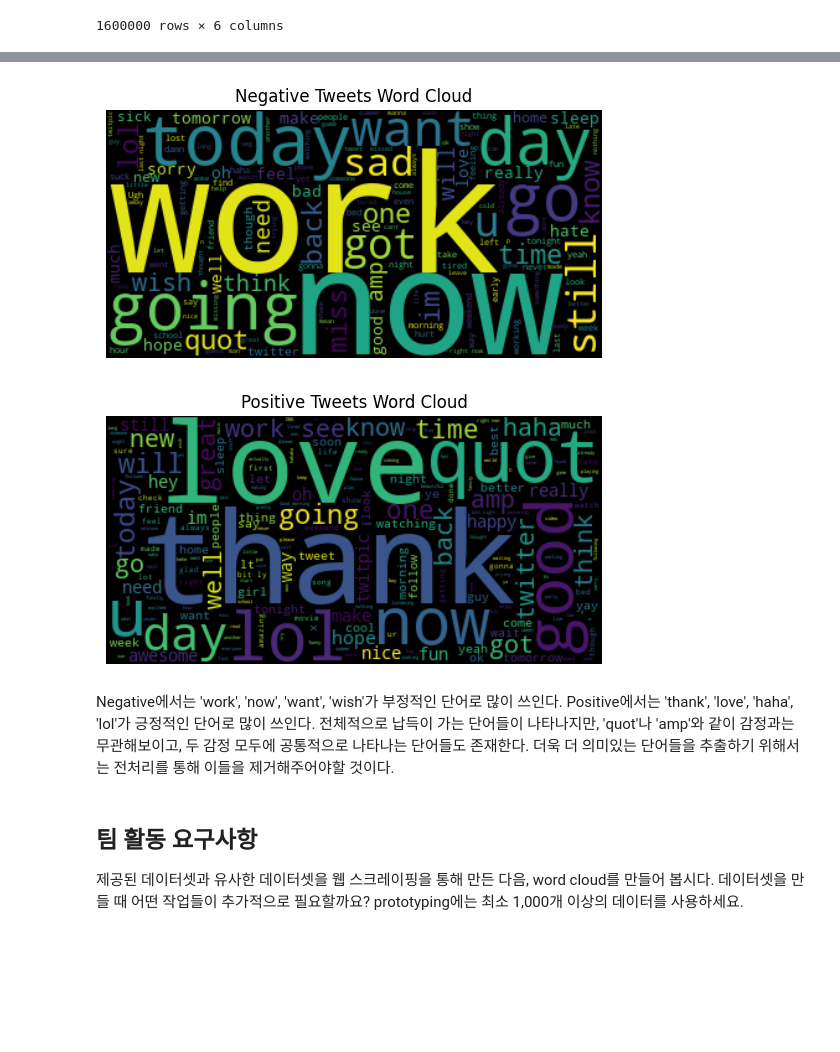
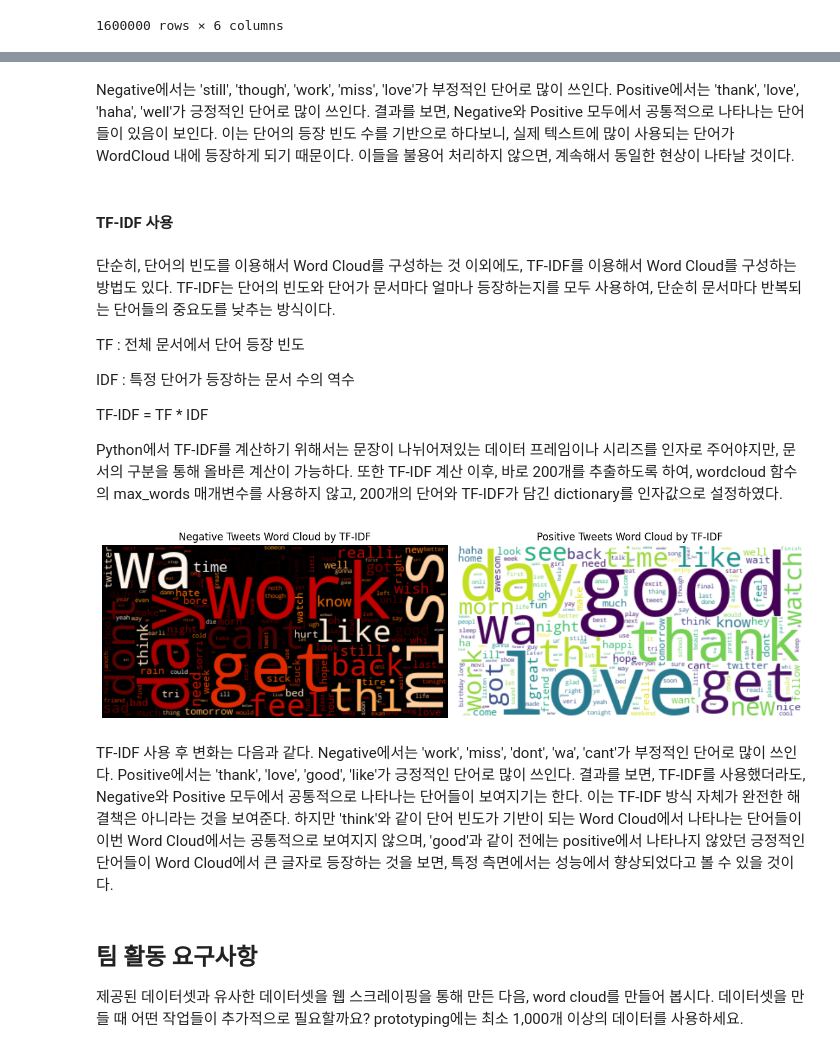
Before and after one commit to woosukYoon/softeer, a Jupyter notebook: 과제/M2/W2M5 - Sentiment Analysis.ipynb, the cells around one changed output, grey strips where cells are left out. Saved outputs shown, nothing was run; the diff lists cells and outputs as text; code cells hidden in the pictures; blank space fills up the shorter version.

```diff
--- a/과제/M2/W2M5 - Sentiment Analysis.ipynb
+++ b/과제/M2/W2M5 - Sentiment Analysis.ipynb
@@ -24,8 +53,7 @@ df
 # %%
 # sentiment별 데이터 나누기
-# 20000개씩 sampling
-negative_df = df[df['sentiment'] == 0].sample(20000)
-positive_df = df[df['sentiment'] == 4].sample(20000)
+negative_df = df[df['sentiment'] == 0]
+positive_df = df[df['sentiment'] == 4]
 # %%
 # text 열의 모든 문자열 데이터 연결해서 하나의 긴 문자열로 만들기
 negative_text = " ".join(negative_df['text'].astype(str))
@@ -38,0 +130,18 @@ positive_wordcloud = WordCloud(max_words=200).generate(positive_text)
+# %% [markdown]
+Negative에서는 'still', 'though', 'work', 'miss', 'love'가 부정적인 단어로 많이 쓰인다.</br>
+Positive에서는 'thank', 'love', 'haha', 'well'가 긍정적인 단어로 많이 쓰인다.</br>
+결과를 보면, Negative와 Positive 모두에서 공통적으로 나타나는 단어들이 있음이 보인다. 이는 단어의 등장 빈도 수를 기반으로 하다보니, 실제 텍스트에 많이 사용되는 단어가 WordCloud 내에 등장하게 되기 때문이다. 이들을 불용어 처리하지 않으면, 계속해서 동일한 현상이 나타날 것이다.
+# %% [markdown]
+#### TF-IDF 사용
+# %% [markdown]
+단순히, 단어의 빈도를 이용해서 Word Cloud를 구성하는 것 이외에도, TF-IDF를 이용해서 Word Cloud를 구성하는 방법도 있다.</br>
+TF-IDF는 단어의 빈도와 단어가 문서마다 얼마나 등장하는지를 모두 사용하여, 단순히 문서마다 반복되는 단어들의 중요도를 낮추는 방식이다.
+
+TF : 전체 문서에서 단어 등장 빈도
+
+IDF : 특정 단어가 등장하는 문서 수의 역수
+
+TF-IDF = TF * IDF
+
+Python에서 TF-IDF를 계산하기 위해서는 문장이 나뉘어져있는 데이터 프레임이나 시리즈를 인자로 주어야지만, 문서의 구분을 통해 올바른 계산이 가능하다.</br>
+또한 TF-IDF 계산 이후, 바로 200개를 추출하도록 하여, wordcloud 함수의 max_words 매개변수를 사용하지 않고, 200개의 단어와 TF-IDF가 담긴 dictionary를 인자값으로 설정하였다.
@@ -38,0 +169,4 @@ positive_wordcloud = WordCloud(max_words=200).generate(positive_text)
+# %%
+# TF-IDF 사용을 위해 Series 형식으로 전처리
+negative_text_df = negative_df['text'].apply(preprocessed)
+positive_text_df = positive_df['text'].apply(preprocessed)
@@ -39,26 +177,34 @@ positive_wordcloud = WordCloud(max_words=200).generate(positive_text)
+# %%
+# 감정별 TF-IDF 상위 단어 200개 추출
+negative_tf_idf = tf_idf(negative_text_df)
+positive_tf_idf = tf_idf(positive_text_df)
+# %%
+# TF-IDF를 기준으로 Wordcloud 생성
+negative_wordcloud_tfidf = WordCloud(colormap = 'gist_heat_r').generate_from_frequencies(negative_tf_idf)
+positive_wordcloud_tfidf = WordCloud(colormap = 'viridis', background_color = 'white').generate_from_frequencies(positive_tf_idf)
 # %%
-# Negative wordcloud
-import matplotlib.pyplot as plt
-plt.figure()
-plt.imshow(negative_wordcloud, interpolation = 'bilinear')
-plt.title("Negative Tweets Word Cloud")
+# Negative TF-IDF wordcloud
+plt.figure(figsize=(12,6))
+plt.subplot(1, 2, 1)
+plt.imshow(negative_wordcloud_tfidf, interpolation = 'bilinear')
+plt.title("Negative Tweets Word Cloud by TF-IDF")
 plt.axis('off')
+
+# Positive TF-IDF wordcloud
+plt.subplot(1, 2, 2)
+plt.imshow(positive_wordcloud_tfidf, interpolation = 'bilinear')
+plt.title("Positive Tweets Word Cloud by TF-IDF")
+plt.axis('off')
+
+plt.tight_layout()
 plt.show()
 # %% [output]
-[figure, old version]
+[figure, new version]
-# %%
-# Positive wordcloud
-plt.figure()
-plt.imshow(positive_wordcloud, interpolation = 'bilinear')
-plt.title("Positive Tweets Word Cloud")
-plt.axis('off')
-plt.show()
-# %% [output]
-[figure, removed]
 # %% [markdown]
-Negative에서는 'work', 'now', 'want', 'wish'가 부정적인 단어로 많이 쓰인다.</br>
-Positive에서는 'thank', 'love', 'haha', 'lol'가 긍정적인 단어로 많이 쓰인다.</br>
-전체적으로 납득이 가는 단어들이 나타나지만, 'quot'나 'amp'와 같이 감정과는 무관해보이고, 두 감정 모두에 공통적으로 나타나는 단어들도 존재한다. 더욱 더 의미있는 단어들을 추출하기 위해서는 전처리를 통해 이들을 제거해주어야할 것이다.
+TF-IDF 사용 후 변화는 다음과 같다.</br>
+Negative에서는 'work', 'miss', 'dont', 'wa', 'cant'가 부정적인 단어로 많이 쓰인다.</br>
+Positive에서는 'thank', 'love', 'good', 'like'가 긍정적인 단어로 많이 쓰인다.</br>
+결과를 보면, TF-IDF를 사용했더라도, Negative와 Positive 모두에서 공통적으로 나타나는 단어들이 보여지기는 한다. 이는 TF-IDF 방식 자체가 완전한 해결책은 아니라는 것을 보여준다. 하지만 'think'와 같이 단어 빈도가 기반이 되는 Word Cloud에서 나타나는 단어들이 이번 Word Cloud에서는 공통적으로 보여지지 않으며, 'good'과 같이 전에는 positive에서 나타나지 않았던 긍정적인 단어들이 Word Cloud에서 큰 글자로 등장하는 것을 보면, 특정 측면에서는 성능에서 향상되었다고 볼 수 있을 것이다.
 # %% [markdown]
 ## 팀 활동 요구사항
 
```
Also changed, not shown: parts of 19 cells of this notebook, 20 other files.
